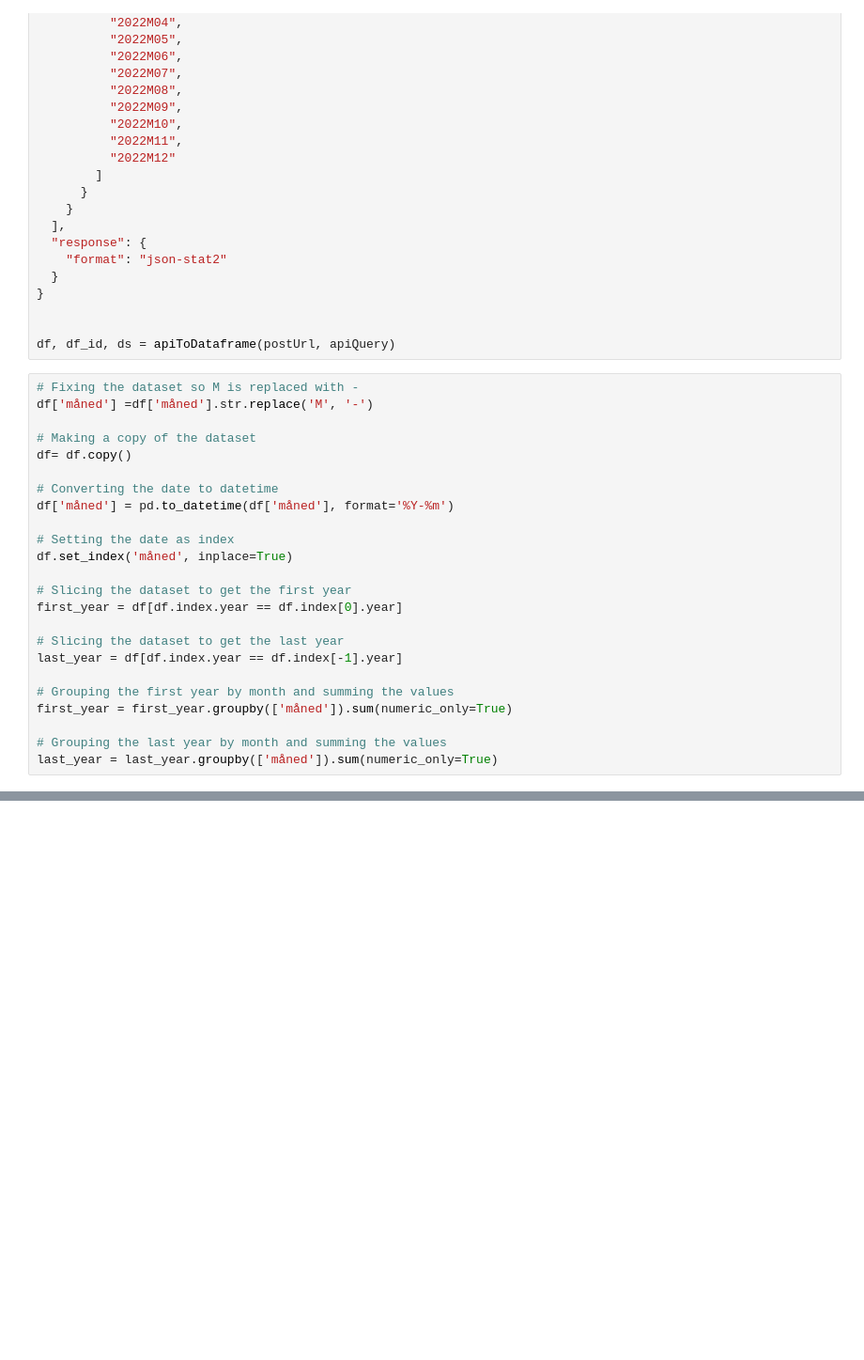
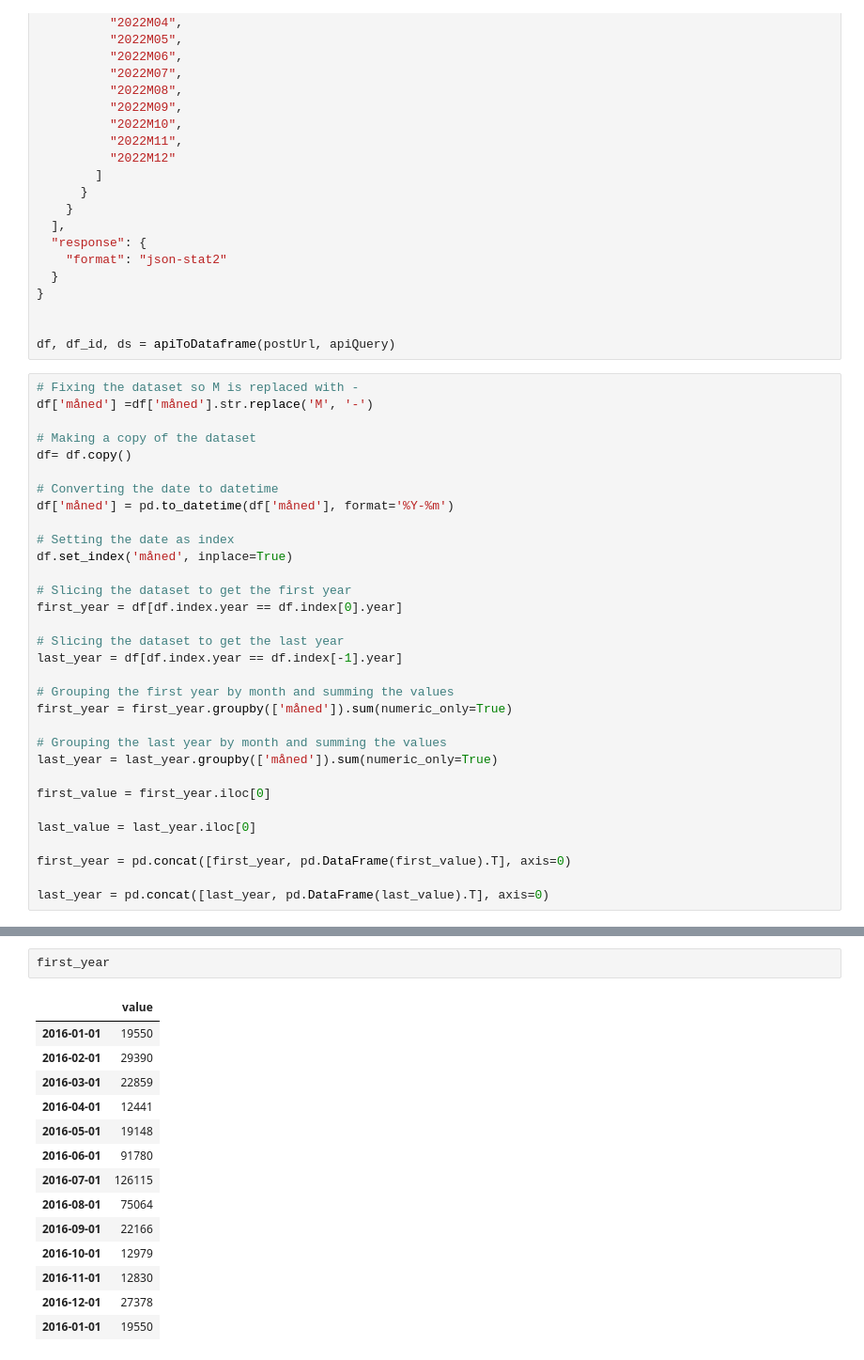
Before and after one commit to DanielFabioG/SOK-1003-og-SOK-1006, a Jupyter notebook: sok-1006/Mappeoppgaver/Mikro_V2023_1006.ipynb, the cells around one changed output, grey strips where cells are left out. Shown: that part at 94% size. Drawn from its saved outputs; the diff is of its cells as text; blank space fills up the shorter version.

```diff
--- a/sok-1006/Mappeoppgaver/Mikro_V2023_1006.ipynb
+++ b/sok-1006/Mappeoppgaver/Mikro_V2023_1006.ipynb
@@ -1030,6 +1029,14 @@ first_year = first_year.groupby(['måned']).sum(numeric_only=True)
 
 # Grouping the last year by month and summing the values
 last_year = last_year.groupby(['måned']).sum(numeric_only=True)
+
+first_value = first_year.iloc[0]
+
+last_value = last_year.iloc[0]
+
+first_year = pd.concat([first_year, pd.DataFrame(first_value).T], axis=0)
+
+last_year = pd.concat([last_year, pd.DataFrame(last_value).T], axis=0)
 # %%
 # Starting the polar plot
 fig = plt.figure(figsize=(8.5, 6))
@@ -1126,0 +1160,17 @@ Besøksbidrag i Nord-Norge og Svalbard
+# %%
+first_year
+# %% [output]
+|  | value |
+| 2016-01-01 | 19550 |
+| 2016-02-01 | 29390 |
+| 2016-03-01 | 22859 |
+| 2016-04-01 | 12441 |
+| 2016-05-01 | 19148 |
+| 2016-06-01 | 91780 |
+| 2016-07-01 | 126115 |
+| 2016-08-01 | 75064 |
+| 2016-09-01 | 22166 |
+| 2016-10-01 | 12979 |
+| 2016-11-01 | 12830 |
+| 2016-12-01 | 27378 |
+| 2016-01-01 | 19550 |
```
Also changed, not shown: parts of 19 cells of this notebook, 24 other files.
